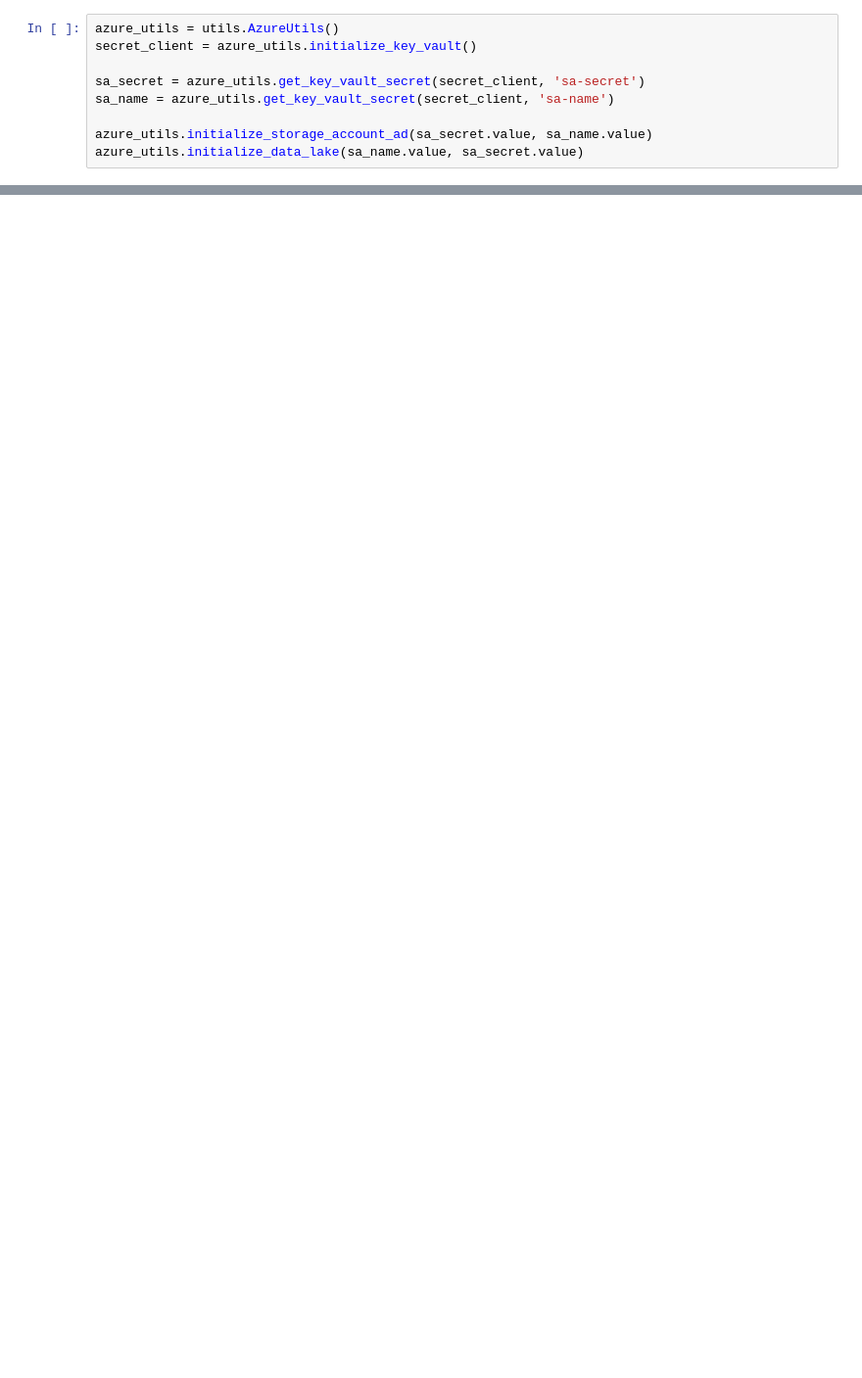
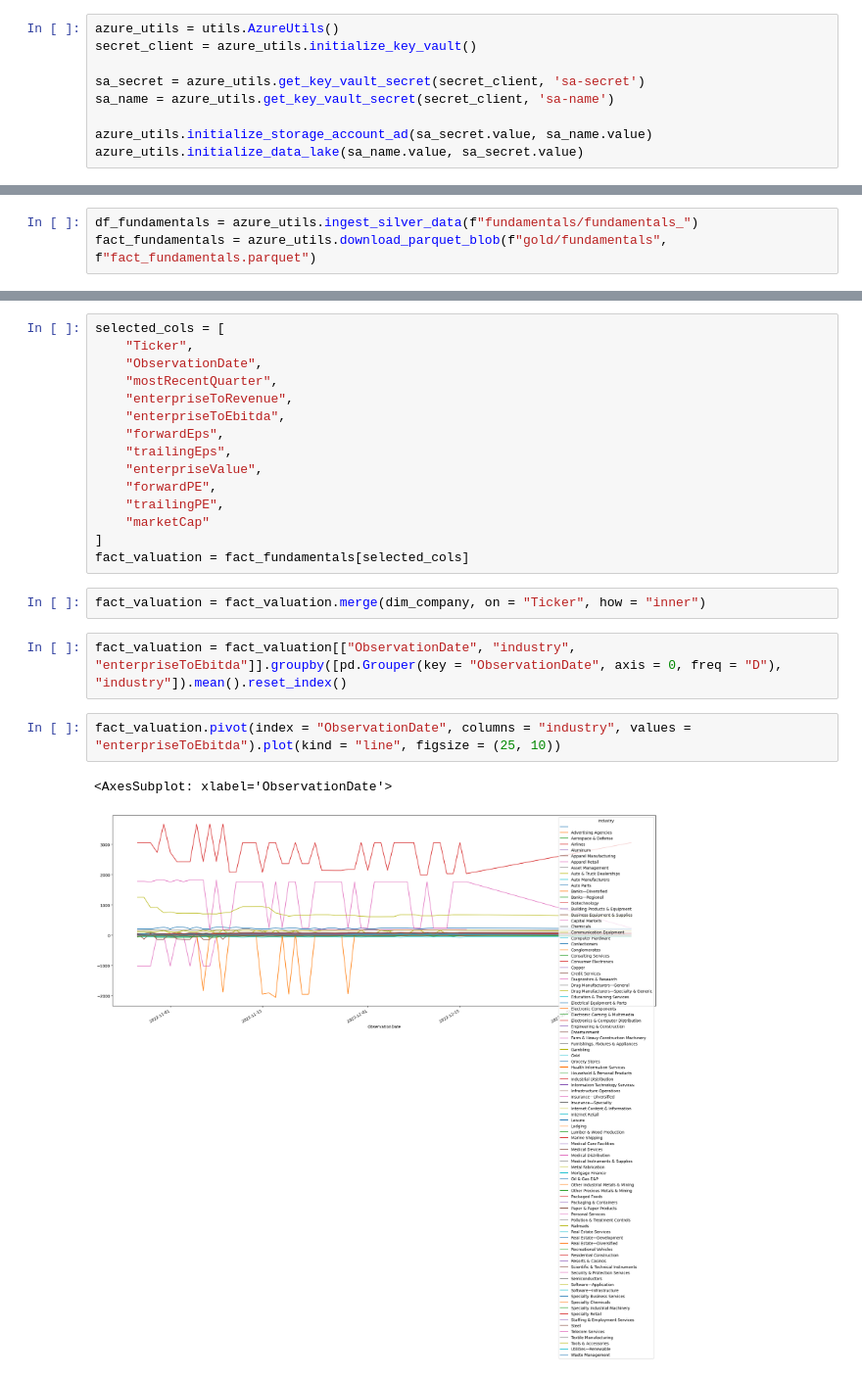
Before and after one commit to cfuru/Azure-Functions, a Jupyter notebook: func-yahoo-scraper-001/testing.ipynb, the cells around one changed output, grey strips where cells are left out. Shown: that part at 98% size. Cells and saved outputs as stored; diff of their text form; blank space fills up the shorter version.

```diff
--- a/func-yahoo-scraper-001/testing.ipynb
+++ b/func-yahoo-scraper-001/testing.ipynb
@@ -149,0 +277,3 @@ pd.concat([df1[~df1.index.isin(df2.index)], df2])
+# %%
+df_fundamentals = azure_utils.ingest_silver_data(f"fundamentals/fundamentals_")
+fact_fundamentals = azure_utils.download_parquet_blob(f"gold/fundamentals", f"fact_fundamentals.parquet")
@@ -149,0 +319,24 @@ pd.concat([df1[~df1.index.isin(df2.index)], df2])
+# %%
+selected_cols = [
+    "Ticker",
+    "ObservationDate",
+    "mostRecentQuarter",
+    "enterpriseToRevenue",
+    "enterpriseToEbitda",
+    "forwardEps",
+    "trailingEps",
+    "enterpriseValue",
+    "forwardPE",
+    "trailingPE",
+    "marketCap"
+]
+fact_valuation = fact_fundamentals[selected_cols]
+# %%
+fact_valuation = fact_valuation.merge(dim_company, on = "Ticker", how = "inner")
+# %%
+fact_valuation = fact_valuation[["ObservationDate", "industry", "enterpriseToEbitda"]].groupby([pd.Grouper(key = "ObservationDate", axis = 0, freq = "D"), "industry"]).mean().reset_index()
+# %%
+fact_valuation.pivot(index = "ObservationDate", columns = "industry", values = "enterpriseToEbitda").plot(kind = "line", figsize = (25, 10))
+# %% [output]
+<AxesSubplot: xlabel='ObservationDate'>
+[figure, added]
```
Also changed, not shown: parts of 27 cells of this notebook, 14 other files.
